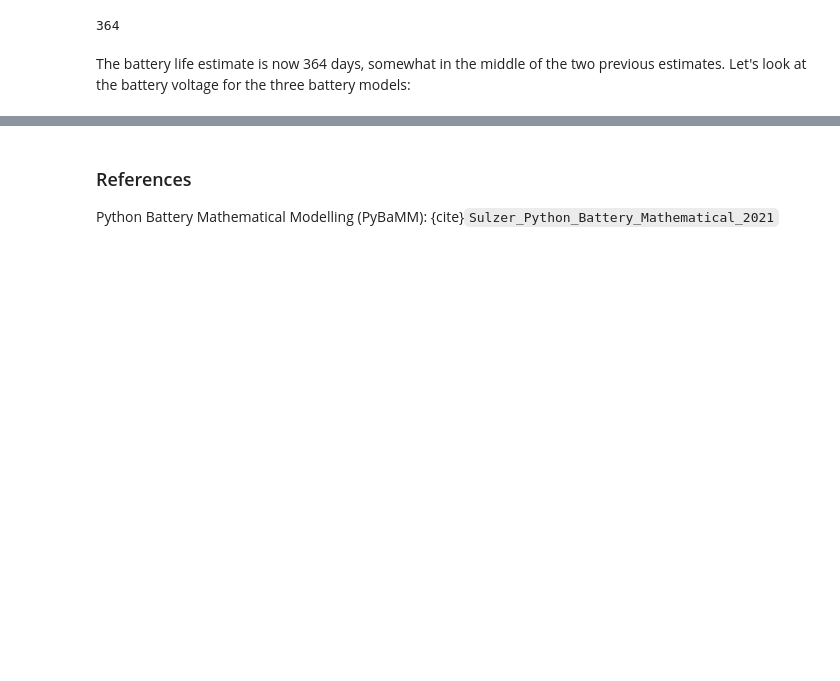
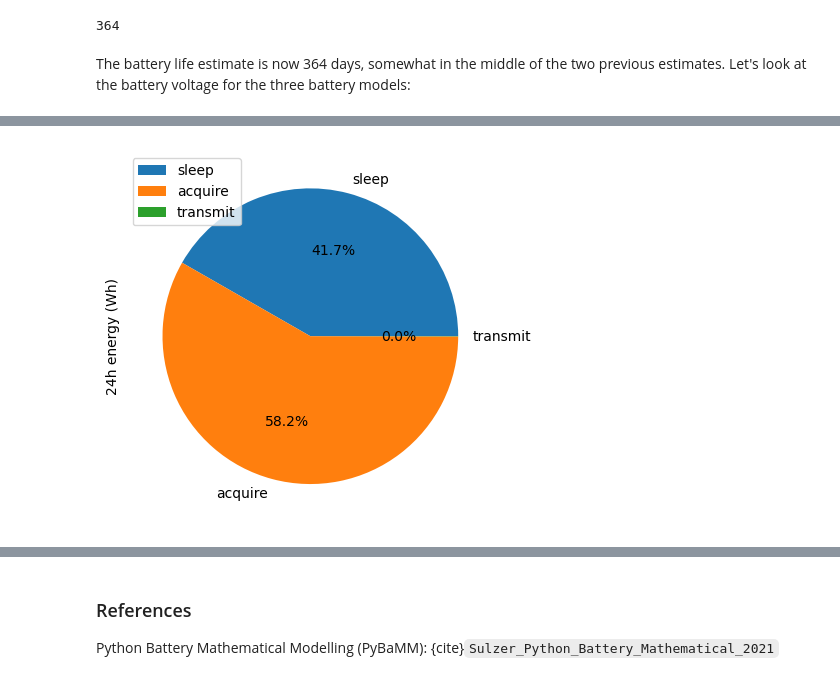
Before and after one commit to geddy11/sysloss, a Jupyter notebook: docs/nb/Battery life.ipynb, the cells around one changed output, grey strips where cells are left out. Cells and saved outputs as stored; diff of their text form; code cells hidden in the pictures; blank space fills up the shorter version.

```diff
--- a/docs/nb/Battery life.ipynb
+++ b/docs/nb/Battery life.ipynb
@@ -249,0 +258,5 @@ plt.ylabel("Voltage (V)");
+# %%
+bdf = bts.solve(energy=True)
+bdf[bdf.Component == "System total"].plot.pie(y="24h energy (Wh)", labels=bdf.Phase.unique(), autopct='%1.1f%%');
+# %% [output]
+[figure, added]
```
Also changed, not shown: parts of 16 cells of this notebook, 2 other files.
